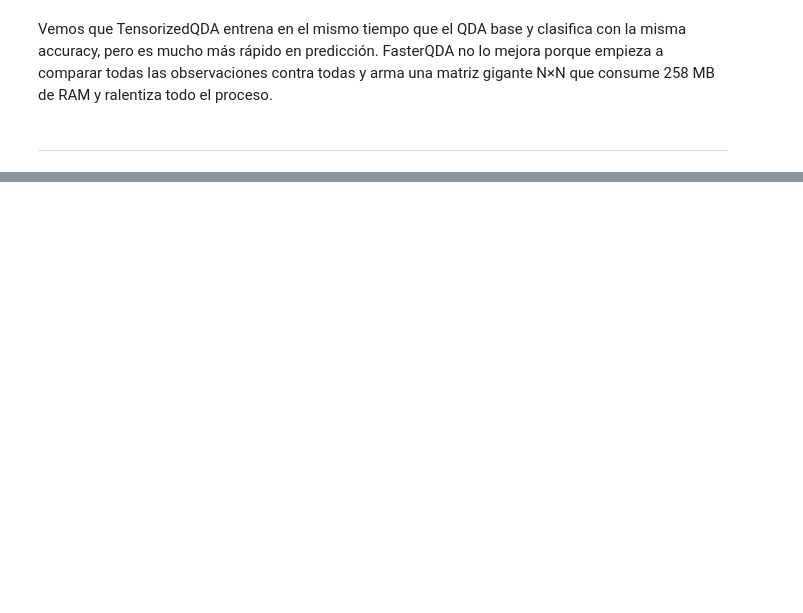
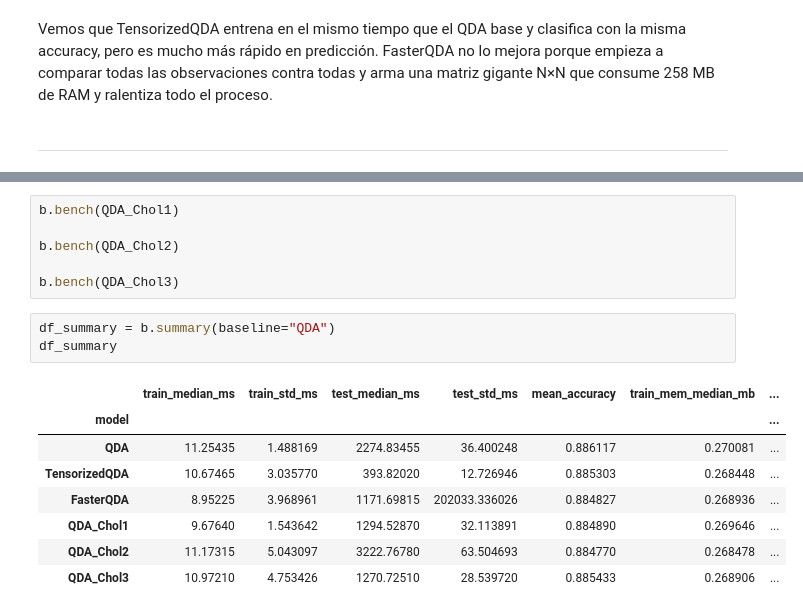
Before and after one commit to OrellanaCesar/analisis_matematico_IA, a Jupyter notebook: respuestas.ipynb, the cells around one changed output, grey strips where cells are left out. Cells and saved outputs as stored; diff of their text form; blank space fills up the shorter version.

```diff
--- a/respuestas.ipynb
+++ b/respuestas.ipynb
@@ -242 +279,19 @@ $$
 9. Comparar la performance de las 7 variantes de QDA implementadas hasta ahora ¿Qué se observa?¿Hay alguna de las implementaciones de `QDA_Chol` que sea claramente mejor que las demás?¿Alguna que sea peor?
+# %%
+b.bench(QDA_Chol1)
+
+b.bench(QDA_Chol2)
+
+b.bench(QDA_Chol3)
+# %%
+df_summary = b.summary(baseline="QDA")
+df_summary
+# %% [output]
+|  | train_median_ms | train_std_ms | test_median_ms | test_std_ms | mean_accuracy | train_mem_median_mb | ... |
+| model |  |  |  |  |  |  | ... |
+| QDA | 11.25435 | 1.488169 | 2274.83455 | 36.400248 | 0.886117 | 0.270081 | ... |
+| TensorizedQDA | 10.67465 | 3.035770 | 393.82020 | 12.726946 | 0.885303 | 0.268448 | ... |
+| FasterQDA | 8.95225 | 3.968961 | 1171.69815 | 202033.336026 | 0.884827 | 0.268936 | ... |
+| QDA_Chol1 | 9.67640 | 1.543642 | 1294.52870 | 32.113891 | 0.884890 | 0.269646 | ... |
+| QDA_Chol2 | 11.17315 | 5.043097 | 3222.76780 | 63.504693 | 0.884770 | 0.268478 | ... |
+| QDA_Chol3 | 10.97210 | 4.753426 | 1270.72510 | 28.539720 | 0.885433 | 0.268906 | ... |
```
Also changed, not shown: parts of 3 cells of this notebook.
